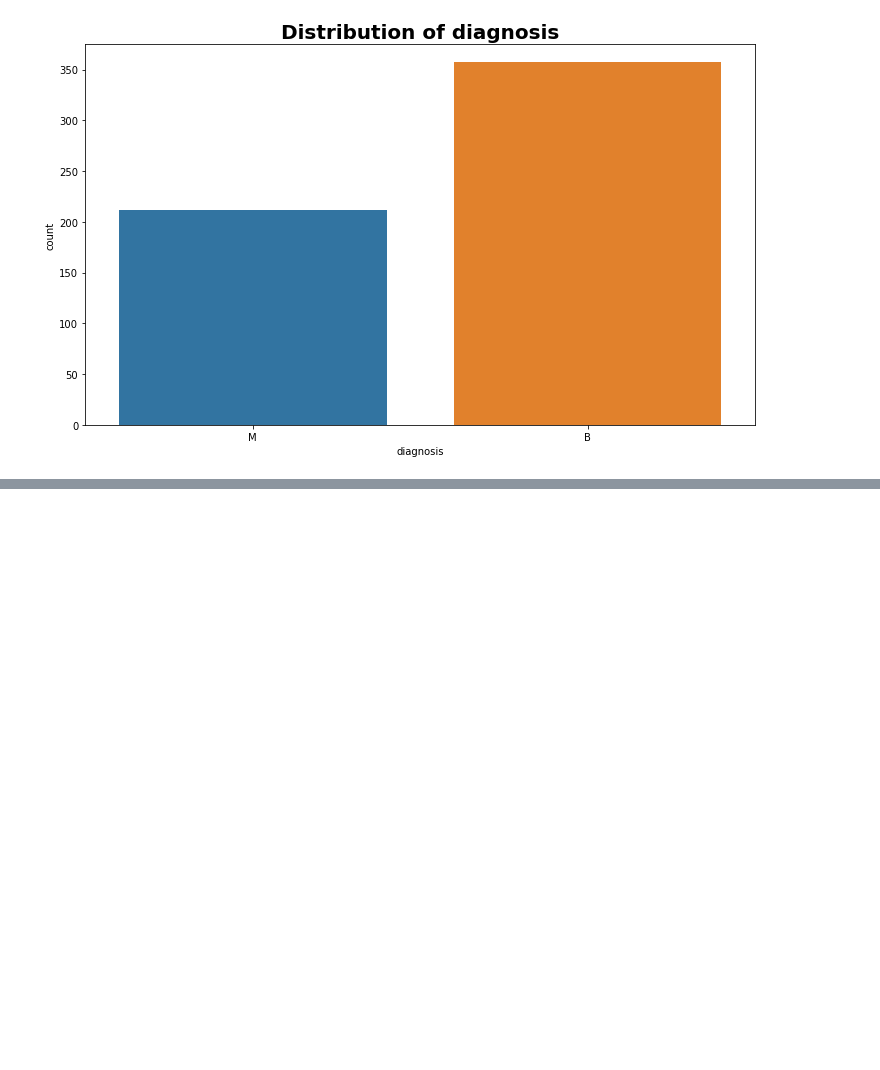
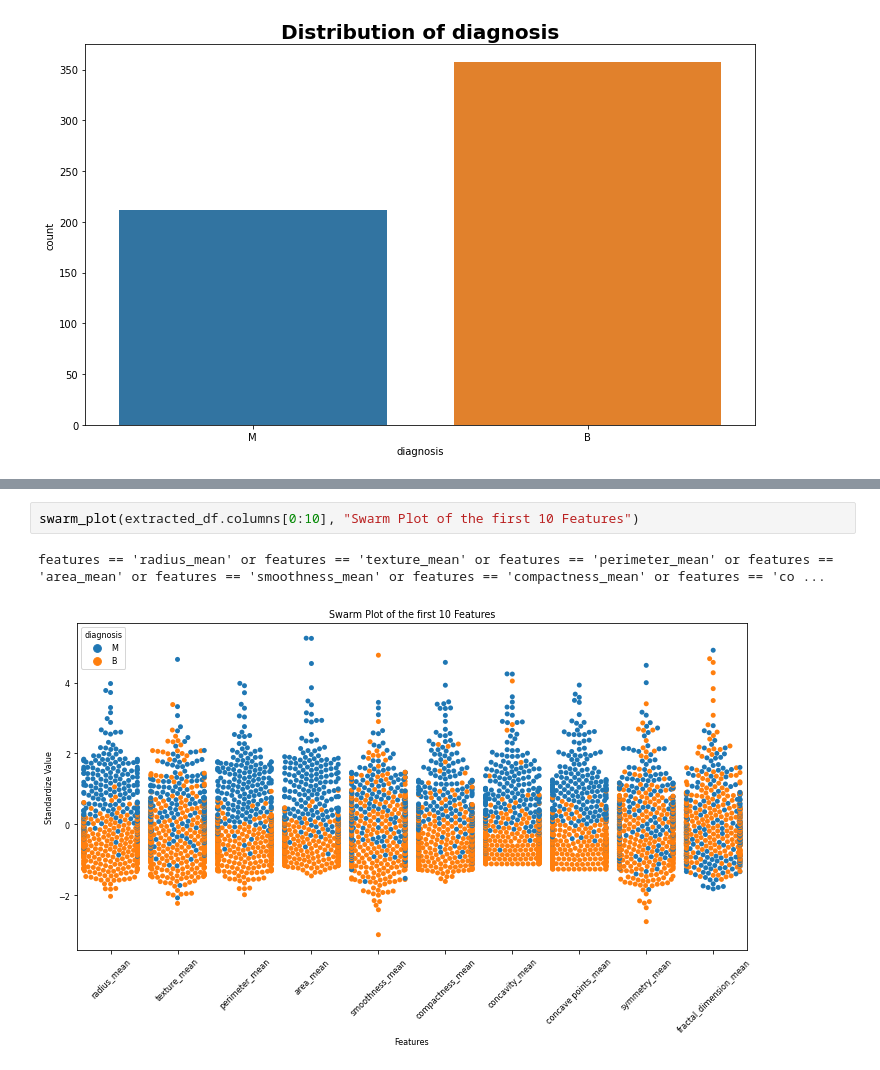
Before and after one commit to tesfayealex/Breast-Cancer-Diagnostic-Analysis-using-causal-inference-with-machine-learning, a Jupyter notebook: notebooks/EDA.ipynb, the cells around one changed output, grey strips where cells are left out. Drawn from its saved outputs; the diff is of its cells as text; blank space fills up the shorter version.

```diff
--- a/notebooks/EDA.ipynb
+++ b/notebooks/EDA.ipynb
@@ -1103,0 +260,5 @@ pd.read_sql("select * from pharmacutical.train_data", engine)
+# %%
+swarm_plot(extracted_df.columns[0:10], "Swarm Plot of the first 10 Features")
+# %% [output]
+features == 'radius_mean' or features == 'texture_mean' or features == 'perimeter_mean' or features == 'area_mean' or features == 'smoothness_mean' or features == 'compactness_mean' or features == 'co ...
+[figure, added]
```
Also changed, not shown: parts of 118 cells of this notebook.
